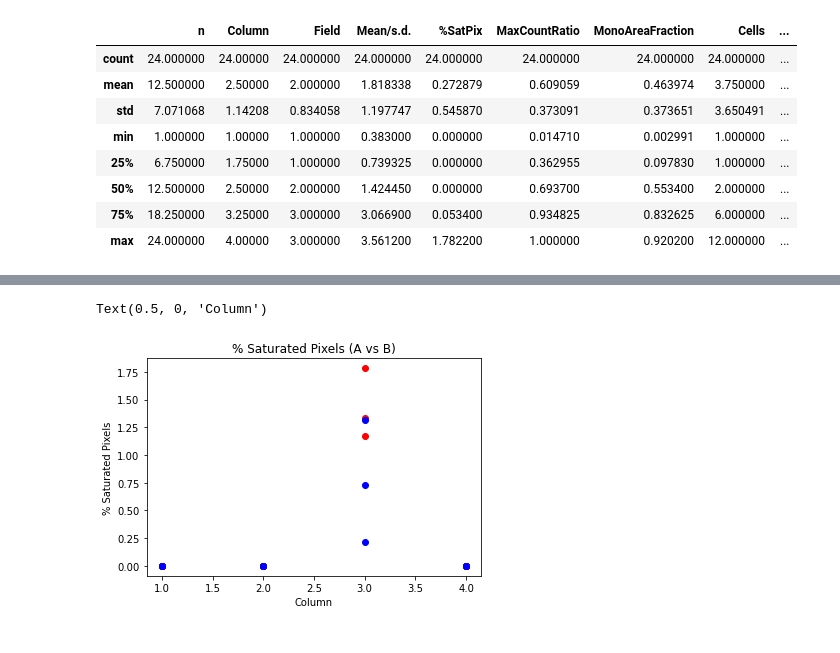
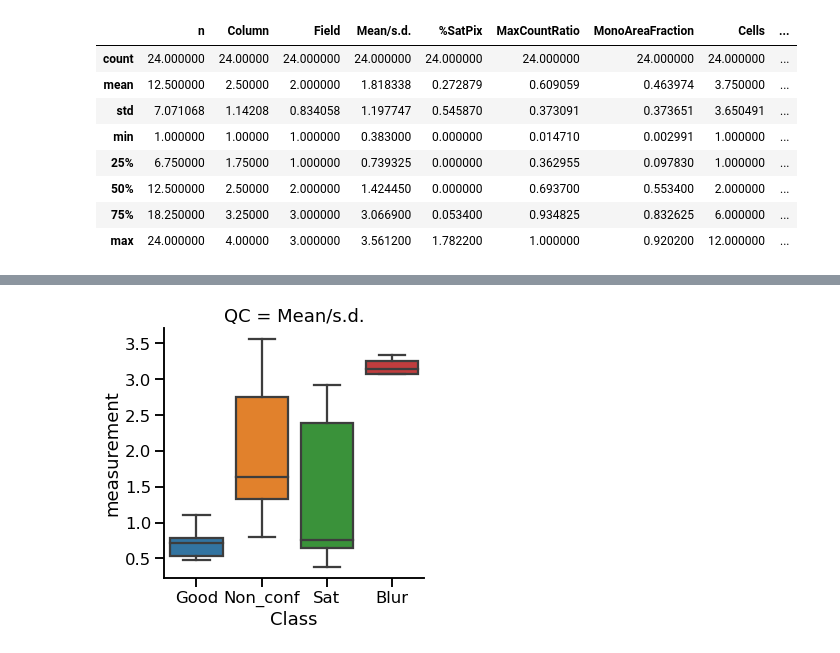
Before and after one commit to paucabar/N-Cadherin-mediated_adhesion_assay, a Jupyter notebook: notebooks/data_analysis.ipynb, the cells around one changed output, grey strips where cells are left out. Drawn from its saved outputs; the diff is of its cells as text; code cells hidden in the pictures.

```diff
--- a/notebooks/data_analysis.ipynb
+++ b/notebooks/data_analysis.ipynb
@@ -52,11 +50,0 @@ display(data.loc[maskB].head(3))
-# %%
-# Plot a scatter for each row in a unqiue colour showing n against %SatPix
-plt.scatter(data.loc[maskA,'Column'],data.loc[maskA,'%SatPix'],color='#FF0000',label='Row A')
-plt.scatter(data.loc[maskB,'Column'],data.loc[maskB,'%SatPix'],color='#0000FF',label='Row B')
-# Add a title and axis labels
-plt.title('% Saturated Pixels (A vs B)')
-plt.ylabel('% Saturated Pixels')
-plt.xlabel('Column')
-# %% [output]
-Text(0.5, 0, 'Column')
-[figure, removed]
@@ -64,0 +51,21 @@ plt?
+# %%
+# 'Melt' the data
+dataMelted = data.melt(id_vars='Class',
+                       value_vars=['Mean/s.d.'],
+                       var_name='QC',
+                       value_name='measurement')
+
+# Plot the melted data
+with sns.plotting_context('talk'):
+    sns.catplot(x='Class',
+                y='measurement',
+                col='QC',
+                data=dataMelted,
+                kind="box",
+                height=5,
+                aspect=1);
+
+# Save the plot
+plt.savefig('myBoxplot_blurring.png')
+# %% [output]
+[figure, added]
```
Also changed, not shown: parts of 8 cells of this notebook.
